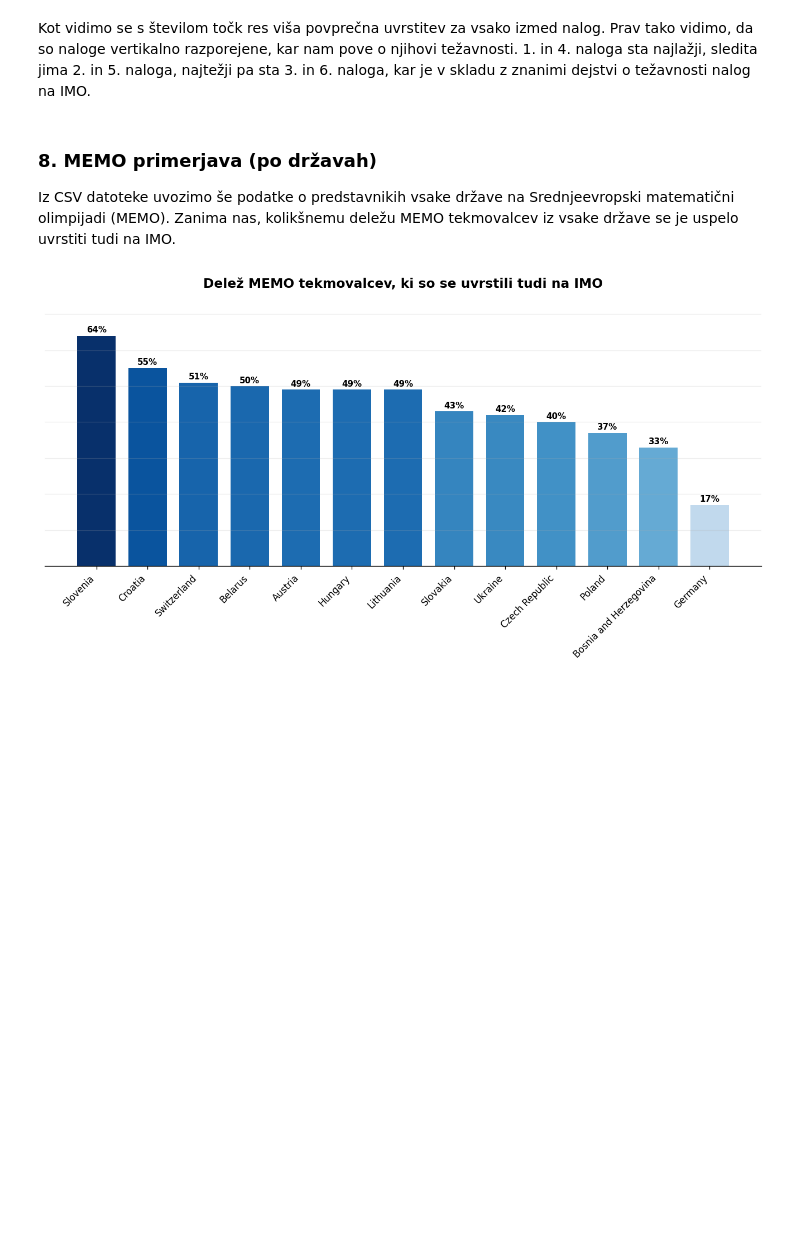
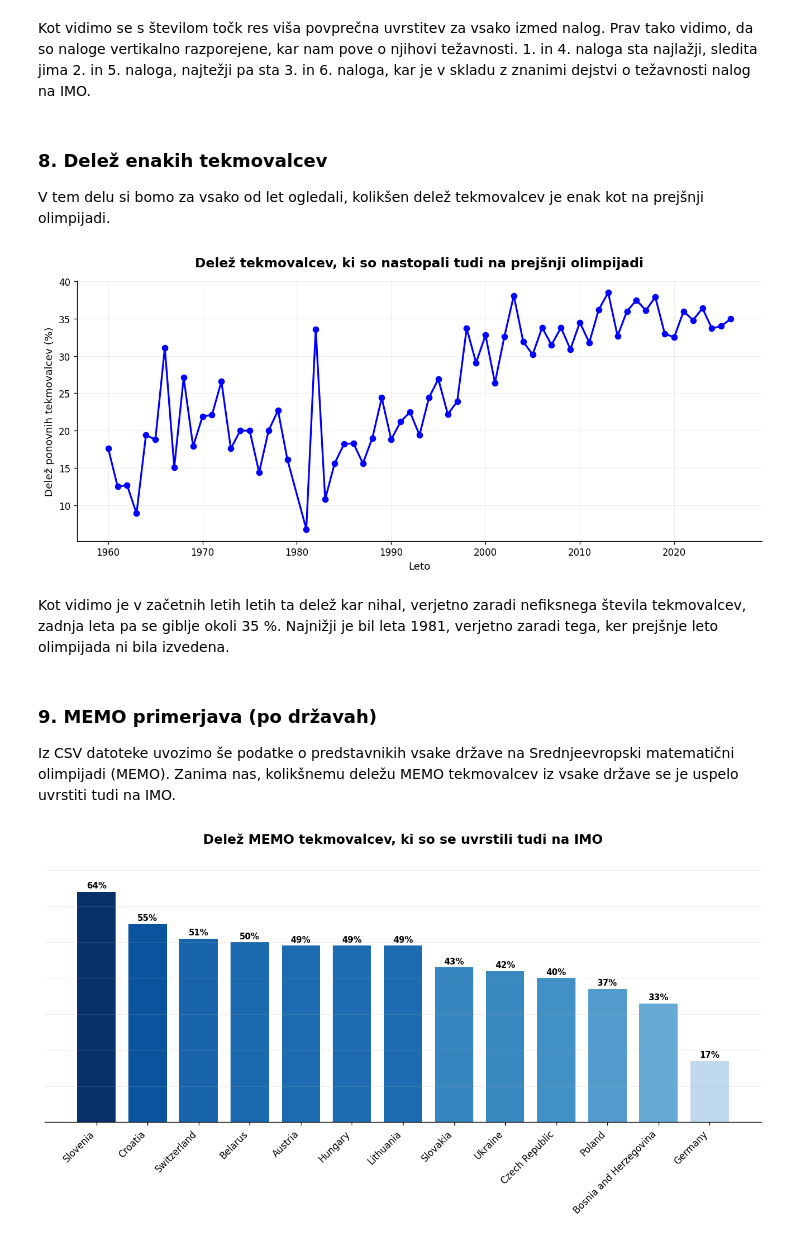
Before and after one commit to hranjecnace/uvp_projektna, a Jupyter notebook: analiza_podatkov.ipynb, the cells around one changed output. Cells and saved outputs as stored; diff of their text form; code cells hidden in the pictures; blank space fills up the shorter version.

```diff
--- a/analiza_podatkov.ipynb
+++ b/analiza_podatkov.ipynb
@@ -383,8 +466,8 @@ tezavnost["Relativna uvrstitev"] = tezavnost["Mesto"] / stevilo_tekmovalcev
 
 tocke = pd.DataFrame(
     tezavnost["Točke"].tolist(),
-    columns=[f"{i+1}. naloga" for i in range(6)],
-    index=tezavnost.index
+    columns=[f"{i + 1}. naloga" for i in range(6)],
+    index=tezavnost.index,
 )
 
 zdruzeno = pd.concat([tezavnost[["Relativna uvrstitev"]], tocke], axis=1)
@@ -394,7 +477,7 @@ barve = plt.cm.tab10.colors
 fig, ax = plt.subplots(figsize=(11, 6), dpi=120)
 
 for i in range(6):
-    stolpec = f"{i+1}. naloga"
+    stolpec = f"{i + 1}. naloga"
     zdruzeno[stolpec] = pd.to_numeric(zdruzeno[stolpec], errors="coerce")
 
     povprecja = zdruzeno.groupby(stolpec)["Relativna uvrstitev"].mean().reset_index()
@@ -404,8 +487,8 @@ for i in range(6):
         povprecja["Relativna uvrstitev"],
         marker="o",
         color=barve[i],
-        label=f"{i+1}. naloga",
-        linewidth=2
+        label=f"{i + 1}. naloga",
+        linewidth=2,
     )
 
 ax.invert_yaxis()
@@ -413,7 +496,12 @@ ax.set_ylim(1, 0)
 ax.set_xlim(-0.3, 7.3)
 ax.set_xlabel("Točke na nalogi", fontsize=11)
 ax.set_ylabel("Povprečna relativna uvrstitev", fontsize=11)
-ax.set_title("Povprečna relativna uvrstitev glede na točke po nalogah", fontsize=14, weight="bold", pad=15)
+ax.set_title(
+    "Povprečna relativna uvrstitev glede na točke po nalogah",
+    fontsize=14,
+    weight="bold",
+    pad=15,
+)
 ax.legend(fontsize=11, frameon=True, loc="center left", bbox_to_anchor=(1.0, 0.3))
 ax.grid(True, alpha=0.2)
 
@@ -426,8 +514,51 @@ plt.show()
 [figure]
 # %% [markdown]
 Kot vidimo se s številom točk res viša povprečna uvrstitev za vsako izmed nalog. Prav tako vidimo, da so naloge vertikalno razporejene, kar nam pove o njihovi težavnosti. 1. in 4. naloga sta najlažji, sledita jima 2. in 5. naloga, najtežji pa sta 3. in 6. naloga, kar je v skladu z znanimi dejstvi o težavnosti nalog na IMO.
+# %% [markdown]
+### 8. Delež enakih tekmovalcev
+V tem delu si bomo za vsako od let ogledali, kolikšen delež tekmovalcev je enak kot na prejšnji olimpijadi.
+# %%
+leta_urejeno = sorted(df["Leto"].unique())
+
+delezi = []
+
+for i in range(1, len(leta_urejeno)):
+    leto = leta_urejeno[i]
+    prejsnje_leto = leta_urejeno[i - 1]
+
+    tekmovalci_letos = set(df[df["Leto"] == leto]["Oseba"])
+    tekmovalci_prej = set(df[df["Leto"] == prejsnje_leto]["Oseba"])
+
+    ponovni = tekmovalci_letos & tekmovalci_prej
+    delez = len(ponovni) / len(tekmovalci_letos) * 100
+
+    delezi.append({"Leto": leto, "Delež": round(delez, 1)})
+
+ponovitve = pd.DataFrame(delezi)
+
+plt.figure(figsize=(11, 5), dpi=120)
+plt.plot(ponovitve["Leto"], ponovitve["Delež"], marker="o", color="blue", linewidth=2)
+plt.xlabel("Leto", fontsize=11)
+plt.ylabel("Delež ponovnih tekmovalcev (%)", fontsize=11)
+plt.title(
+    "Delež tekmovalcev, ki so nastopali tudi na prejšnji olimpijadi",
+    fontsize=14,
+    weight="bold",
+    pad=15,
+)
+plt.grid(True, alpha=0.2)
+
+for spine in ["top", "right"]:
+    plt.gca().spines[spine].set_visible(False)
+
+plt.tight_layout()
+plt.show()
+# %% [output]
+[figure, added]
+# %% [markdown]
+Kot vidimo je v začetnih letih letih ta delež kar nihal, verjetno zaradi nefiksnega števila tekmovalcev, zadnja leta pa se giblje okoli 35 %. Najnižji je bil leta 1981, verjetno zaradi tega, ker prejšnje leto olimpijada ni bila izvedena.
 # %% [markdown]
-### 8. MEMO primerjava (po državah)
+### 9. MEMO primerjava (po državah)
 Iz CSV datoteke uvozimo še podatke o predstavnikih vsake države na Srednjeevropski matematični olimpijadi (MEMO). Zanima nas, kolikšnemu deležu MEMO tekmovalcev iz vsake države se je uspelo uvrstiti tudi na IMO.
 # %%
 df_memo = pd.read_csv("csv_datoteke/memo.csv")
```
Also changed, not shown: parts of 11 cells of this notebook, 4 other files.
